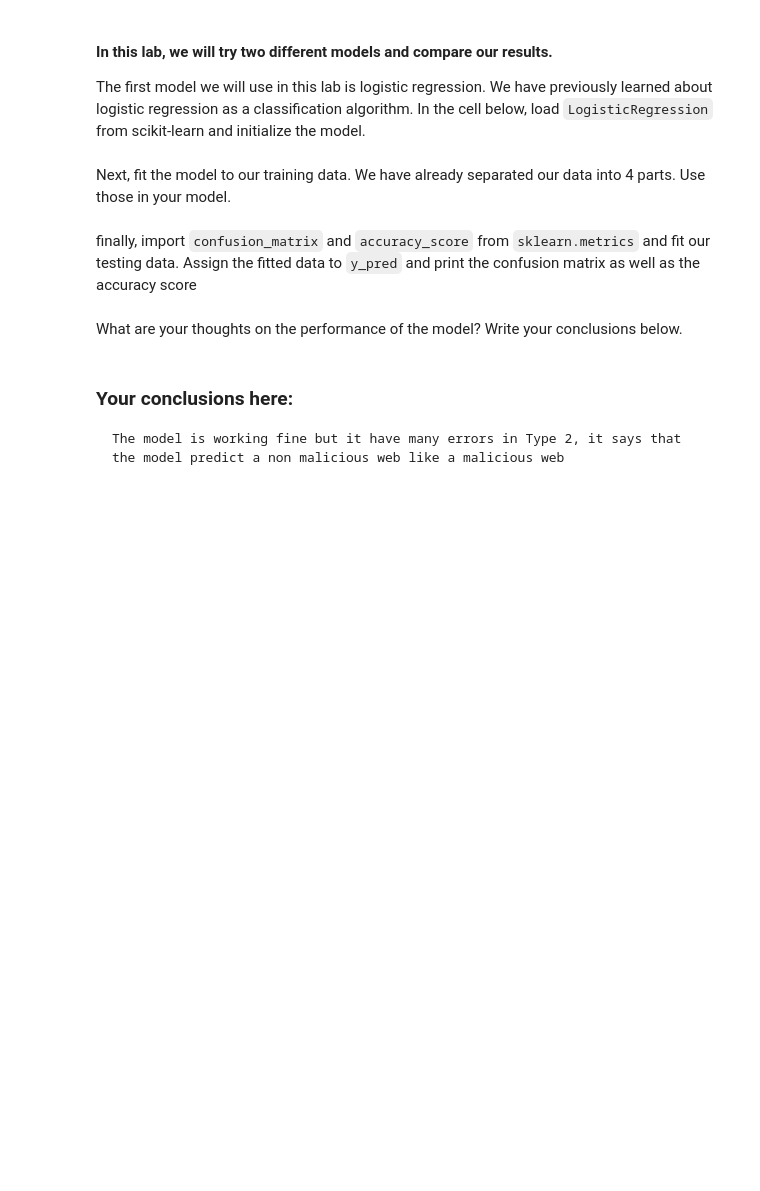
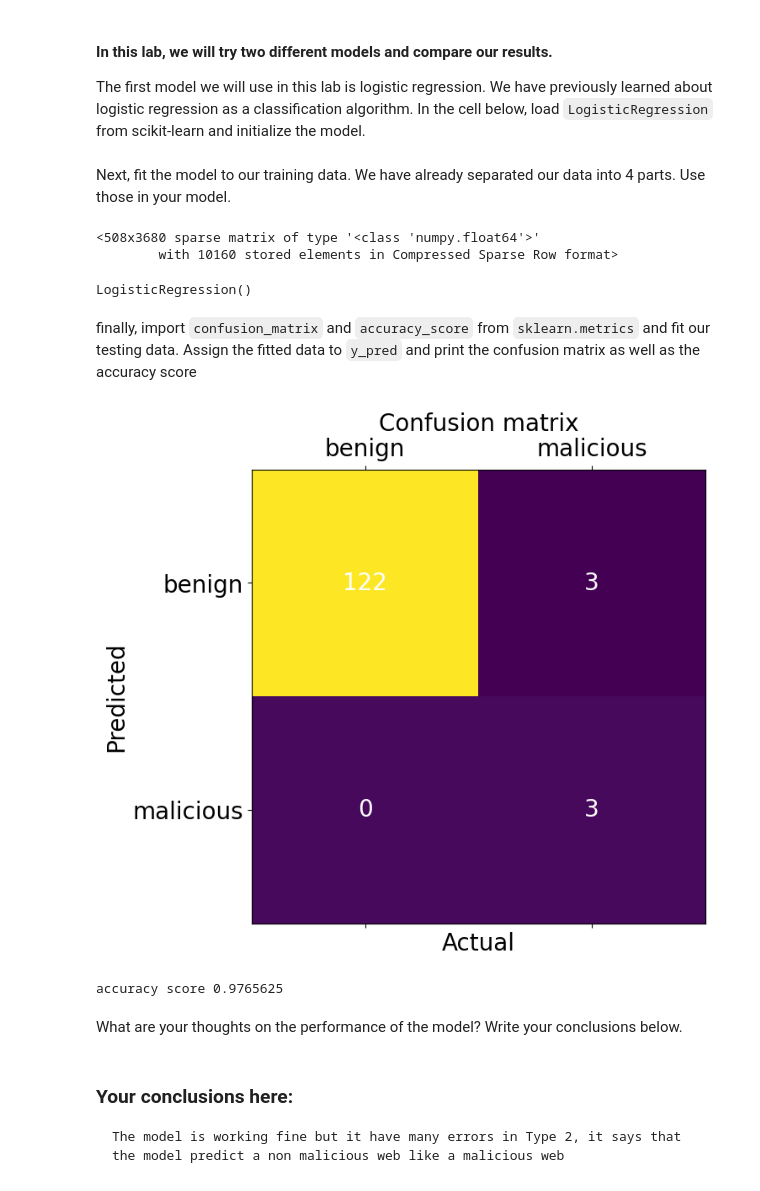
Before and after one commit to ironhack-labs/lab-supervised-learning-en, a Jupyter notebook: your-code/main.ipynb, the cells around one changed output. Cells and saved outputs as stored; diff of their text form; code cells hidden in the pictures; blank space fills up the shorter version.

```diff
--- a/your-code/main.ipynb
+++ b/your-code/main.ipynb
@@ -489,12 +655,35 @@ from sklearn.model_selection import train_test_split
+# %%
+from sklearn.model_selection import train_test_split
+from sklearn.preprocessing import OneHotEncoder
+
+# Your code here:
+# websites.dtypes
+X = df_cleaned.drop(columns=['Type']) # feature (independent variables)
+y = df_cleaned['Type'] # target (dependent variable)
+
+encoder = OneHotEncoder()
+X_encode = encoder.fit_transform(X)
+
+X_train, X_test, y_train, y_test = train_test_split(X_encode, y, test_size=0.2, random_state=12)
 # %% [markdown]
 #### In this lab, we will try two different models and compare our results.
 
 The first model we will use in this lab is logistic regression. We have previously learned about logistic regression as a classification algorithm. In the cell below, load `LogisticRegression` from scikit-learn and initialize the model.
 # %%
 # Your code here:
+from sklearn.linear_model import LogisticRegression
+model = LogisticRegression()
 # %% [markdown]
 Next, fit the model to our training data. We have already separated our data into 4 parts. Use those in your model.
+# %%
+X_train
+# %% [output]
+<508x3680 sparse matrix of type '<class 'numpy.float64'>'
+        with 10160 stored elements in Compressed Sparse Row format>
 # %%
 # Your code here:
+model.fit(X_train, y_train)
+# %% [output]
+LogisticRegression()
 # %% [markdown]
 finally, import `confusion_matrix` and `accuracy_score` from `sklearn.metrics` and fit our testing data. Assign the fitted data to `y_pred` and print the confusion matrix as well as the accuracy score
@@ -503,3 +690,35 @@ finally, import `confusion_matrix` and `accuracy_score` from `sklearn.metrics` a
+# %%
+# Your code here:
+from sklearn import metrics
+
+def draw_confusion_matrix(y, yhat, labels):
+    cm = metrics.confusion_matrix(y, yhat)
+    fig = plt.figure()
+    ax = fig.add_subplot(111)
+    ax.matshow(cm)
+    plt.title('Confusion matrix', size=20)
+    ax.set_xticklabels([''] + labels, size=20)
+    ax.set_yticklabels([''] + labels, size=20)
+    plt.ylabel('Predicted', size=20)
+    plt.xlabel('Actual', size=20)
+    for i in range(len(labels)):
+        for j in range(len(labels)):
+            ax.text(i, j, cm[i, j], va='center', ha='center', color='white', size=20)
+    fig.set_size_inches(7,7)
+    plt.show()
+
+
+
+yhat = model.predict(X_test)
+yhat
+draw_confusion_matrix(y_test, yhat, ['benign', 'malicious'])
+
+# print (metrics.classification_report(y_test,yhat))
+accuracy = metrics.accuracy_score(y_test, yhat)
+print(f'accuracy score {accuracy}')
+# %% [output]
+[figure, added]
+accuracy score 0.9765625
 # %% [markdown]
 What are your thoughts on the performance of the model? Write your conclusions below.
 # %% [markdown]
```
Also changed, not shown: parts of 24 cells of this notebook.
